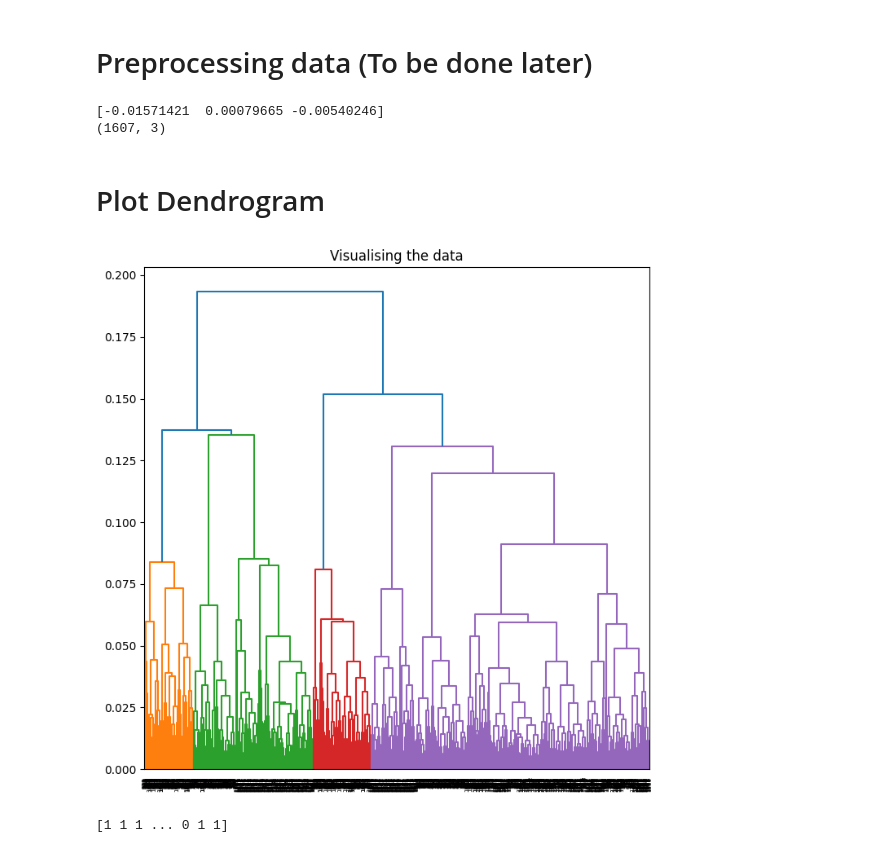
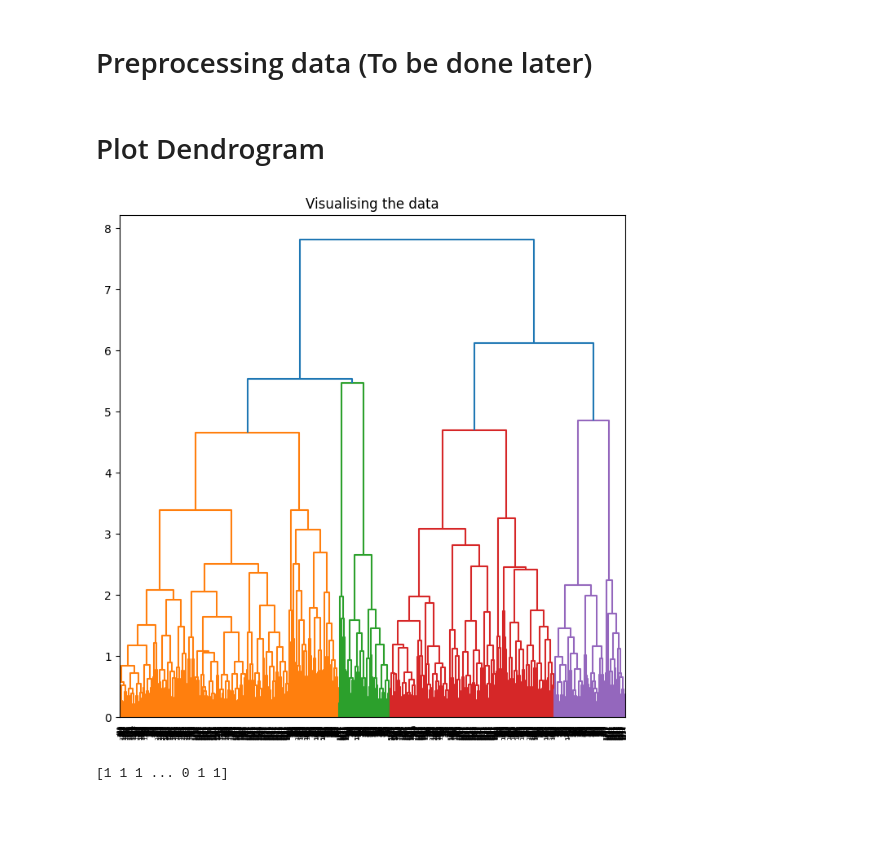
Before and after one commit to BaamPark/Clutering_Algorithm_Implementation, a Jupyter notebook: Question4.ipynb, the cells around one changed output. Saved outputs shown, nothing was run; the diff lists cells and outputs as text; code cells hidden in the pictures; blank space fills up the shorter version.

```diff
--- a/Question4.ipynb
+++ b/Question4.ipynb
@@ -24,27 +24,21 @@ print(frame_dropped.shape)
 # %% [markdown]
 # Preprocessing data (To be done later)
 # %%
-from sklearn import preprocessing
-
-frame_normalized = normalize(frame_dropped, norm = 'l2', axis=0)
-print(frame_normalized[0])
-print(frame_normalized.shape)
+scaler = StandardScaler()
+frame_standard = scaler.fit_transform(frame_dropped)
-# %% [output]
-[-0.01571421  0.00079665 -0.00540246]
-(1607, 3)
 # %% [markdown]
 # Plot Dendrogram
 # %%
 plt.figure(figsize =(8, 8))
 plt.title('Visualising the data')
 #use complete for linkage method since it shows the distributed result
-linkage_method = sch.linkage(frame_normalized, method='complete', metric='euclidean')
+linkage_method = sch.linkage(frame_standard, method='complete', metric='euclidean')
 
 dendrogram = sch.dendrogram(linkage_method)
 plt.show()
 ##the longer the vertical branch, the longer the distance between two clusters
 # %% [output]
-[figure, old version]
+[figure, new version]
 # %%
 model = AgglomerativeClustering(n_clusters=3, affinity='euclidean', linkage='complete')
 model.fit(frame_normalized)
```
Also changed, not shown: parts of 7 cells of this notebook.
